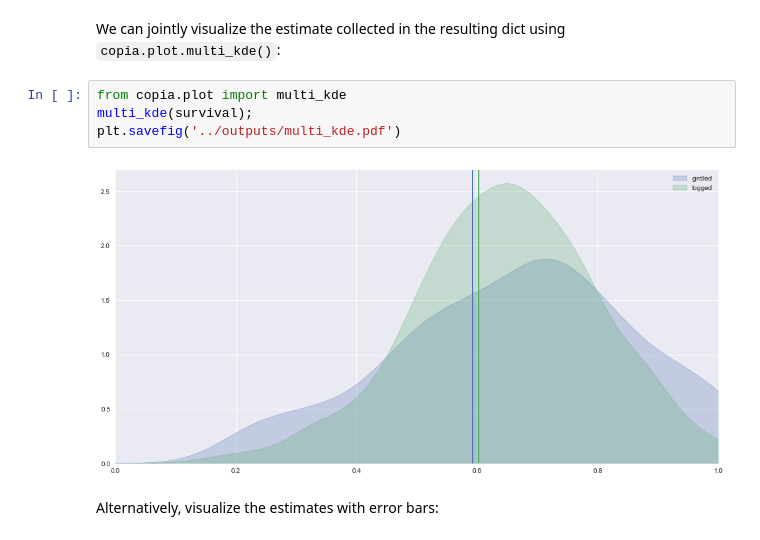
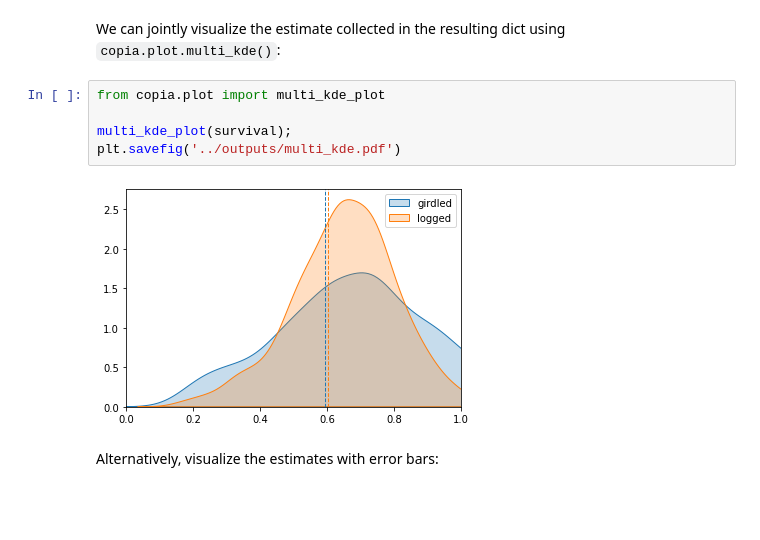
Before and after one commit to mikekestemont/copia, a Jupyter notebook: docs/quickstart.ipynb, the cells around one changed output. Saved outputs shown, nothing was run; the diff lists cells and outputs as text; blank space fills up the shorter version.

```diff
--- a/docs/quickstart.ipynb
+++ b/docs/quickstart.ipynb
@@ -308,11 +317,12 @@ for category, assemblage in assemblages.items():
 # %% [markdown]
 We can jointly visualize the estimate collected in the resulting dict using `copia.plot.multi_kde()`:
 # %%
-from copia.plot import multi_kde
-multi_kde(survival);
+from copia.plot import multi_kde_plot
+
+multi_kde_plot(survival);
 plt.savefig('../outputs/multi_kde.pdf')
 # %% [output]
-[figure, old version]
+[figure, new version]
 # %% [markdown]
 Alternatively, visualize the estimates with error bars:
 # %%
```
Also changed, not shown: parts of 19 cells of this notebook, 9 other files.
